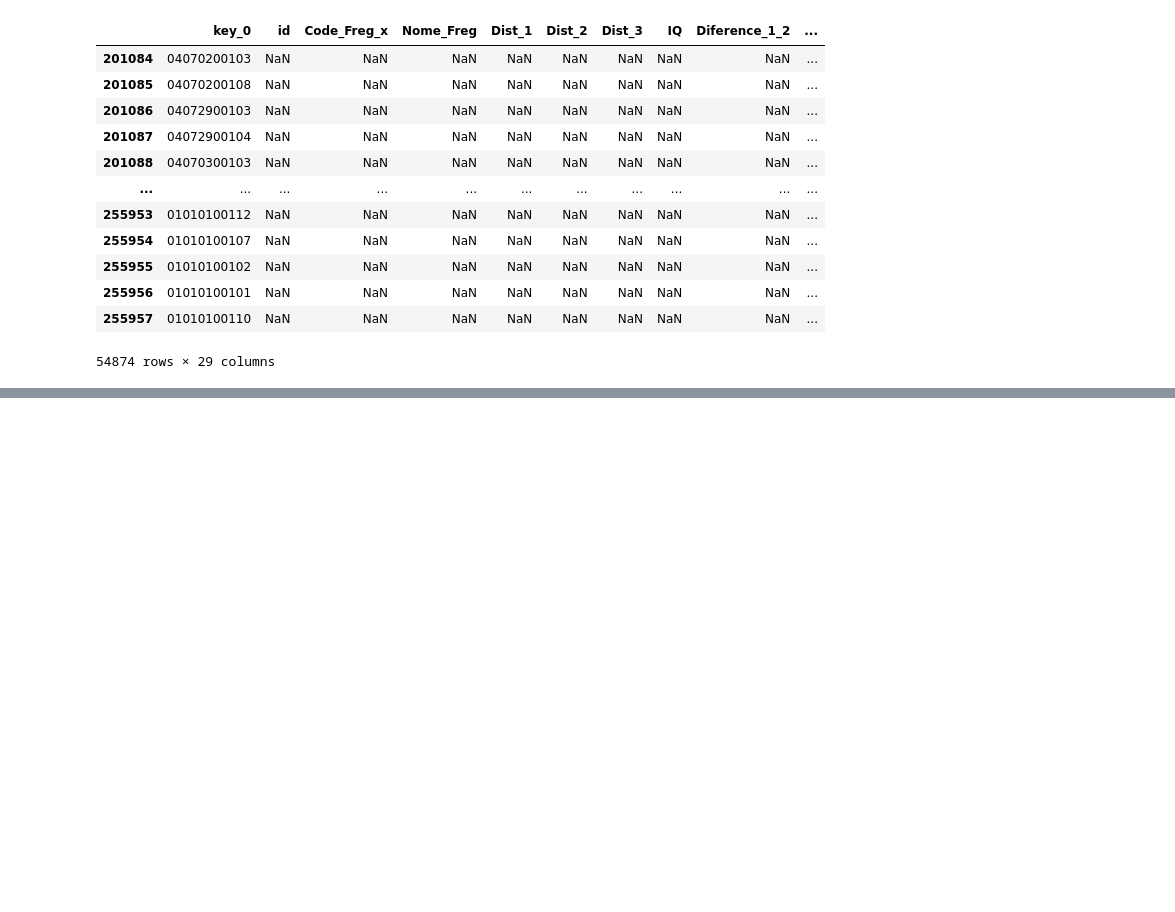
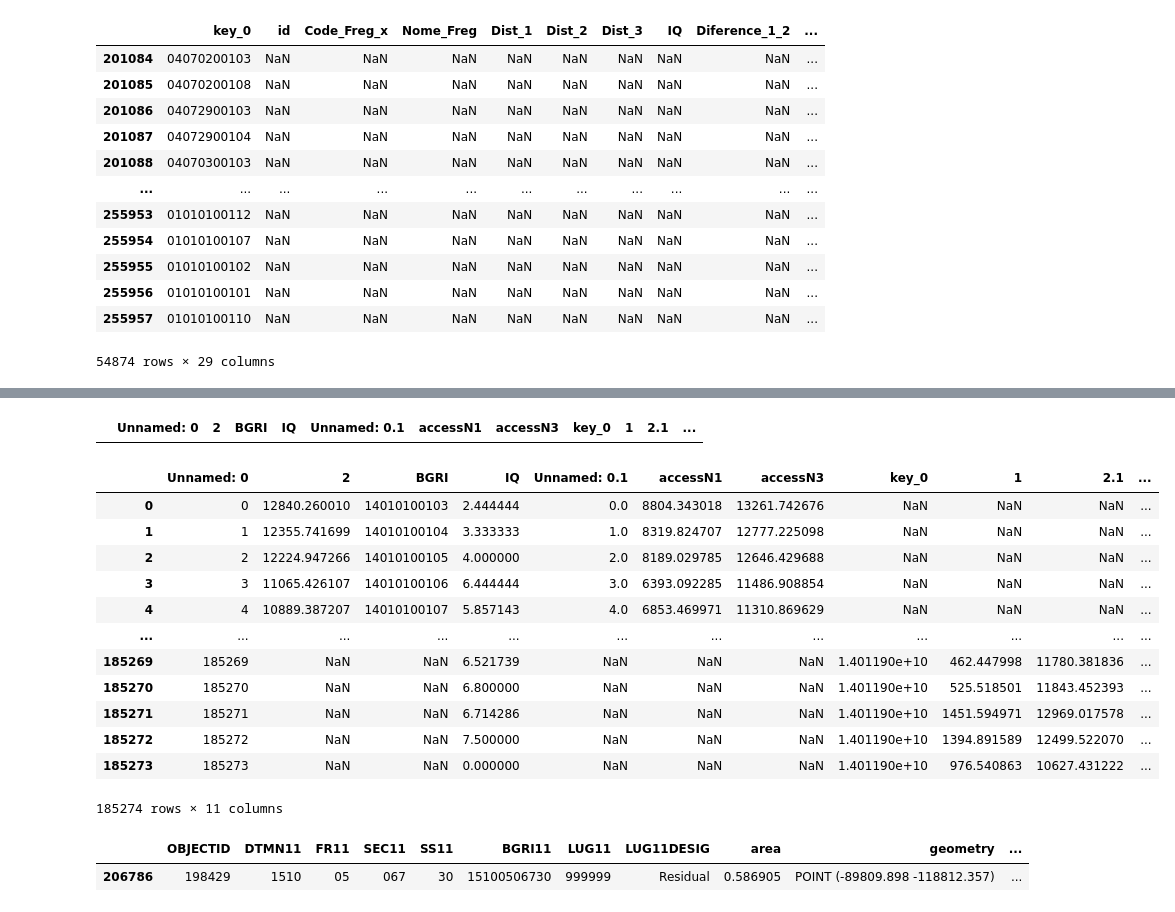
Before and after one commit to fillipefeitosa/gettin, a Jupyter notebook: pandana/BGRI_indices_qualificação.ipynb, the cells around one changed output, grey strips where cells are left out. Cells and saved outputs as stored; diff of their text form; code cells hidden in the pictures; blank space fills up the shorter version.

```diff
--- a/pandana/BGRI_indices_qualificação.ipynb
+++ b/pandana/BGRI_indices_qualificação.ipynb
@@ -214,0 +243,27 @@ df_Accessibility_BGRI_Final.to_csv('./data/accessibilityAndSocialMetrics.csv')
+# %%
+result_old = pd.read_csv('./data/finalResultsAccessbility60km.csv', dtype={'BGRI':str})
+# %%
+result_old[result_old['key_0']=='15100506730']
+# %% [output]
+|  | Unnamed: 0 | 2 | BGRI | IQ | Unnamed: 0.1 | accessN1 | accessN3 | key_0 | 1 | 2.1 | ... |
+# %%
+result_old
+# %% [output]
+|  | Unnamed: 0 | 2 | BGRI | IQ | Unnamed: 0.1 | accessN1 | accessN3 | key_0 | 1 | 2.1 | ... |
+| 0 | 0 | 12840.260010 | 14010100103 | 2.444444 | 0.0 | 8804.343018 | 13261.742676 | NaN | NaN | NaN | ... |
+| 1 | 1 | 12355.741699 | 14010100104 | 3.333333 | 1.0 | 8319.824707 | 12777.225098 | NaN | NaN | NaN | ... |
+| 2 | 2 | 12224.947266 | 14010100105 | 4.000000 | 2.0 | 8189.029785 | 12646.429688 | NaN | NaN | NaN | ... |
+| 3 | 3 | 11065.426107 | 14010100106 | 6.444444 | 3.0 | 6393.092285 | 11486.908854 | NaN | NaN | NaN | ... |
+| 4 | 4 | 10889.387207 | 14010100107 | 5.857143 | 4.0 | 6853.469971 | 11310.869629 | NaN | NaN | NaN | ... |
+| ... | ... | ... | ... | ... | ... | ... | ... | ... | ... | ... | ... |
+| 185269 | 185269 | NaN | NaN | 6.521739 | NaN | NaN | NaN | 1.401190e+10 | 462.447998 | 11780.381836 | ... |
+| 185270 | 185270 | NaN | NaN | 6.800000 | NaN | NaN | NaN | 1.401190e+10 | 525.518501 | 11843.452393 | ... |
+| 185271 | 185271 | NaN | NaN | 6.714286 | NaN | NaN | NaN | 1.401190e+10 | 1451.594971 | 12969.017578 | ... |
+| 185272 | 185272 | NaN | NaN | 7.500000 | NaN | NaN | NaN | 1.401190e+10 | 1394.891589 | 12499.522070 | ... |
+| 185273 | 185273 | NaN | NaN | 0.000000 | NaN | NaN | NaN | 1.401190e+10 | 976.540863 | 10627.431222 | ... |
+185274 rows × 11 columns
+# %%
+gdf_BGRI_2011[gdf_BGRI_2011['BGRI11']=='15100506730']
+# %% [output]
+|  | OBJECTID | DTMN11 | FR11 | SEC11 | SS11 | BGRI11 | LUG11 | LUG11DESIG | area | geometry | ... |
+| 206786 | 198429 | 1510 | 05 | 067 | 30 | 15100506730 | 999999 | Residual | 0.586905 | POINT (-89809.898 -118812.357) | ... |
```
Also changed, not shown: parts of 12 cells of this notebook, 9 other files.
